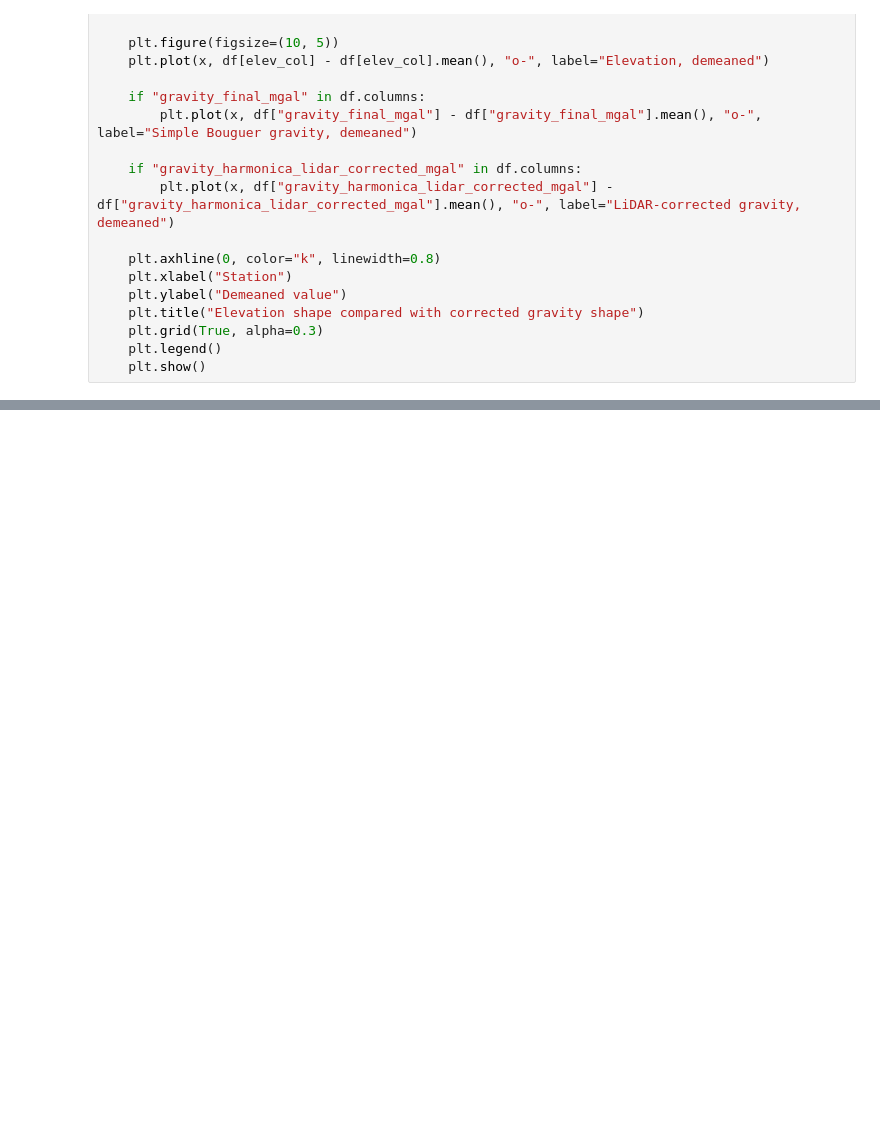
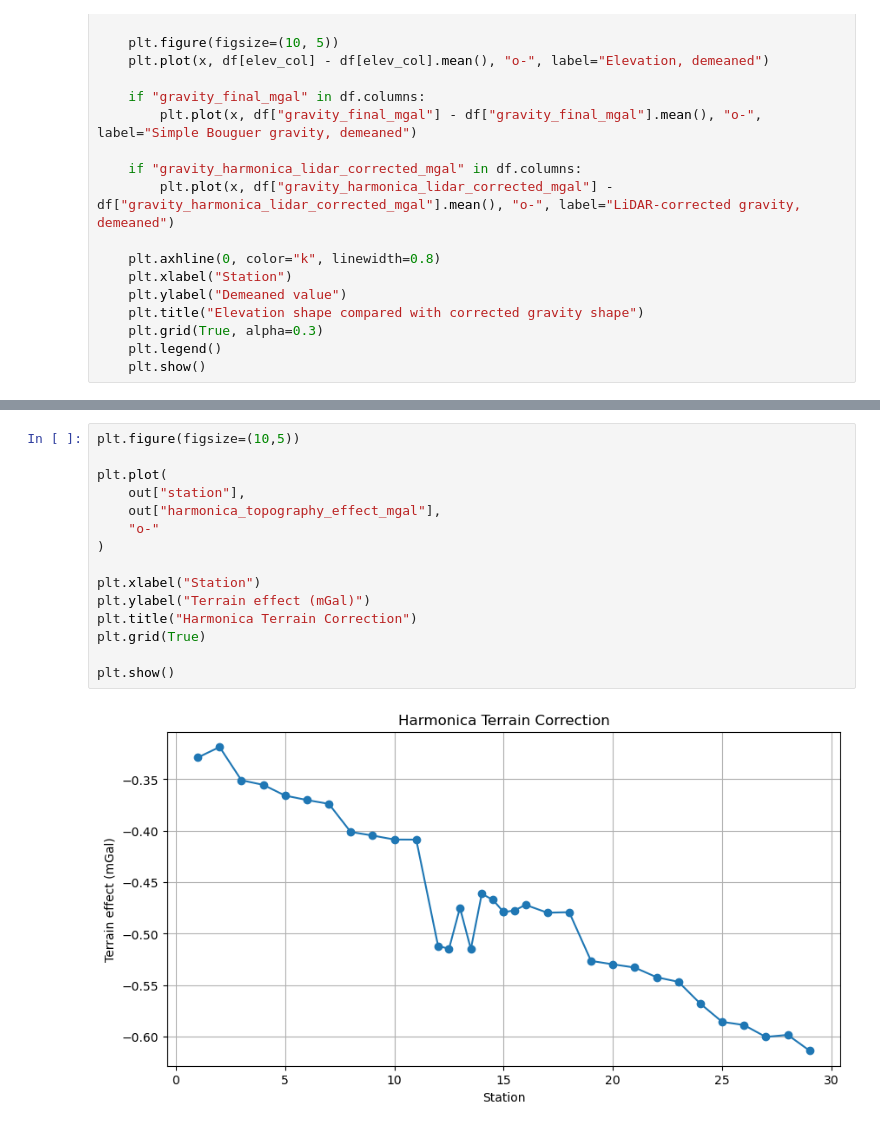
Before and after one commit to tessamurphy16/Geophysical-Characterization-of-the-Historic-Onyx-Mine-in-Steamboat-Springs-CO.-, a Jupyter notebook: notebooks/WORKING ipynb files/Gravity_LiDAR_Terrain_Corrections.ipynb, the cells around one changed output, grey strips where cells are left out. Cells and saved outputs as stored; diff of their text form; blank space fills up the shorter version.

```diff
--- a/notebooks/WORKING ipynb files/Gravity_LiDAR_Terrain_Corrections.ipynb
+++ b/notebooks/WORKING ipynb files/Gravity_LiDAR_Terrain_Corrections.ipynb
@@ -446,0 +479,17 @@ Saved: /Users/tessamurphy/work/classes/GPGN486/Geophysical-Characterization-of-t
+# %%
+plt.figure(figsize=(10,5))
+
+plt.plot(
+    out["station"],
+    out["harmonica_topography_effect_mgal"],
+    "o-"
+)
+
+plt.xlabel("Station")
+plt.ylabel("Terrain effect (mGal)")
+plt.title("Harmonica Terrain Correction")
+plt.grid(True)
+
+plt.show()
+# %% [output]
+[figure, added]
```
Also changed, not shown: parts of 11 cells of this notebook, 2 other files.
